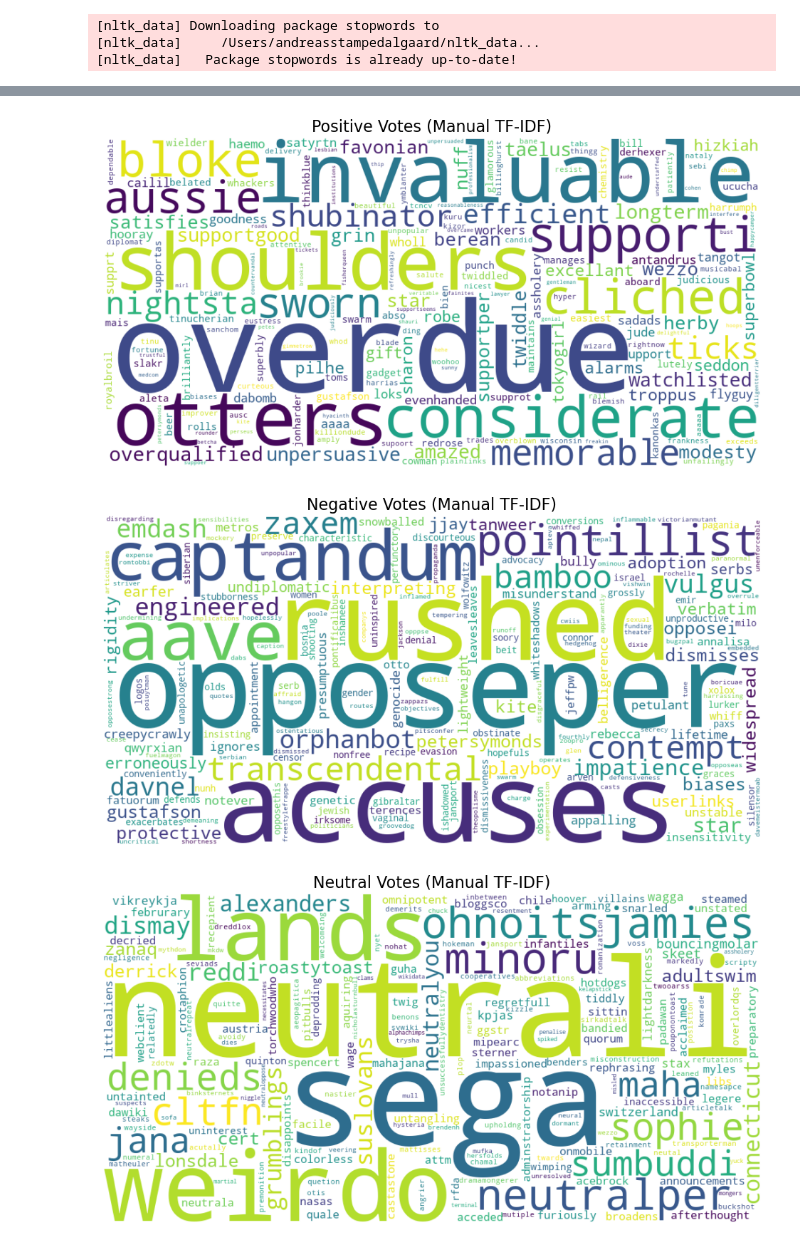
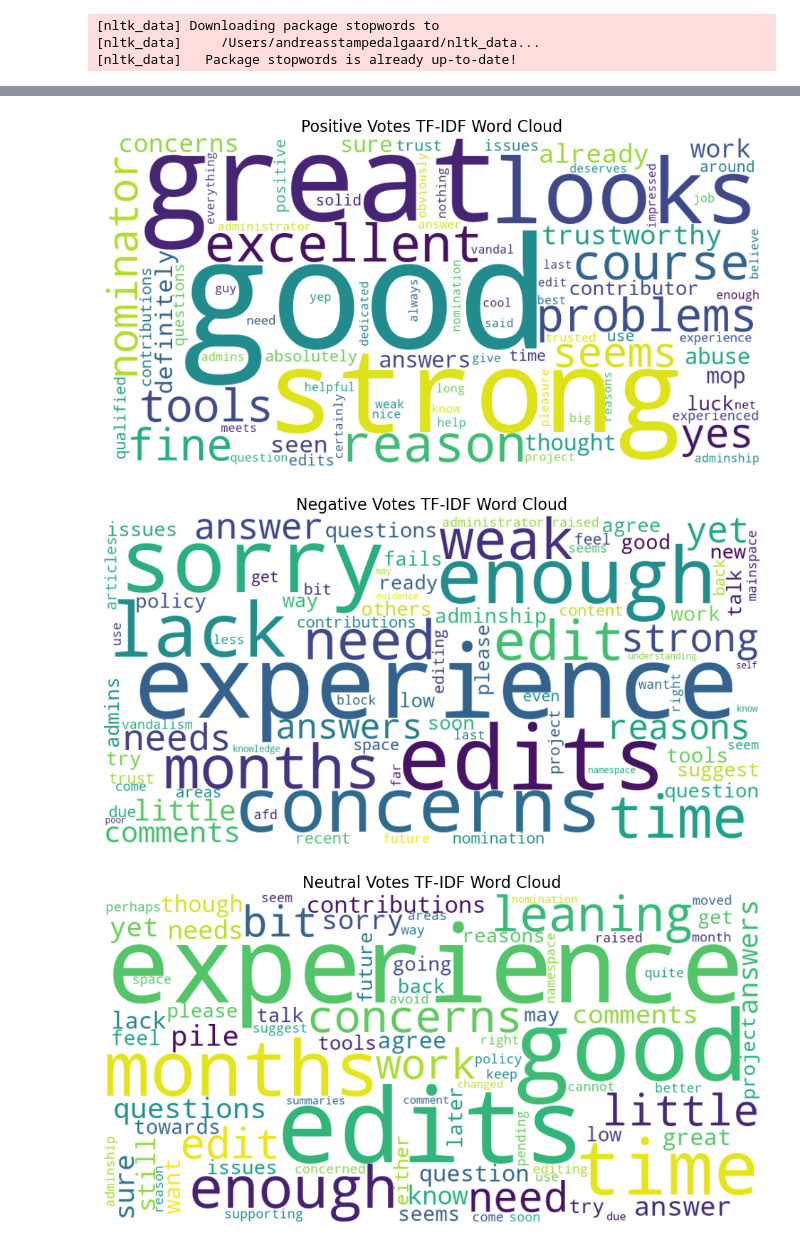
Before and after one commit to Stampe04/CSS_Project, a Jupyter notebook: wordcloud.ipynb, the cells around one changed output, grey strips where cells are left out. Cells and saved outputs as stored; diff of their text form; code cells hidden in the pictures.

Commit message:
more about word clouds

```diff
--- a/wordcloud.ipynb
+++ b/wordcloud.ipynb
@@ -145 +132,23 @@ for label in documents:
+# %%
+def compute_tfidf_scores(docs, df, N):
+    tfidf = defaultdict(float)
+
+    for doc in docs:
+        words = doc.split()
+        counts = Counter(words)
+        total = len(words)
+
+        for w, c in counts.items():
+            tf = c / total
+            idf = math.log(N / (1 + df[w]))
+            tfidf[w] += tf * idf
+
+    for w in tfidf:
+        tfidf[w] /= len(docs)
+
+    return tfidf
+# %%
+tfidf_pos = compute_tfidf_scores(positive_docs, df, N)
+tfidf_neg = compute_tfidf_scores(negative_docs, df, N)
+tfidf_neu = compute_tfidf_scores(neutral_docs, df, N)
 # %%
@@ -174,18 +157,25 @@ ohnoitsjamies: 0.000019
+# %%
+def top_n_dict(tfidf_dict, n=80):
+    return dict(sorted(tfidf_dict.items(), key=lambda x: x[1], reverse=True)[:n])
 # %%
-def make_tfidf_wordcloud(tfidf_dict, title):
-    wc = WordCloud(width=1000, height=500, background_color="white")
-    wc.generate_from_frequencies(tfidf_dict)
+def make_wordcloud(tfidf_dict, title, max_words=80):
+    wc = WordCloud(
+        width=1000,
+        height=500,
+        background_color="white",
+        max_words=max_words
+    ).generate_from_frequencies(tfidf_dict)
 
     plt.figure(figsize=(12, 6))
     plt.imshow(wc, interpolation="bilinear")
     plt.axis("off")
     plt.title(title, fontsize=16)
     plt.show()
-# %%
-make_tfidf_wordcloud(tfidf_scores["positive"], "Positive Votes (Manual TF-IDF)")
-make_tfidf_wordcloud(tfidf_scores["negative"], "Negative Votes (Manual TF-IDF)")
-make_tfidf_wordcloud(tfidf_scores["neutral"], "Neutral Votes (Manual TF-IDF)")
-# %% [output]
-[figure, removed]
-[figure, removed]
-[figure, removed]
+# %%
+make_wordcloud(top_n_dict(tfidf_pos, 80), "Positive Votes TF-IDF Word Cloud")
+make_wordcloud(top_n_dict(tfidf_neg, 80), "Negative Votes TF-IDF Word Cloud")
+make_wordcloud(top_n_dict(tfidf_neu, 80), "Neutral Votes TF-IDF Word Cloud")
+# %% [output]
+[figure, added]
+[figure, added]
+[figure, added]
```
Also changed, not shown: parts of 20 cells of this notebook.
